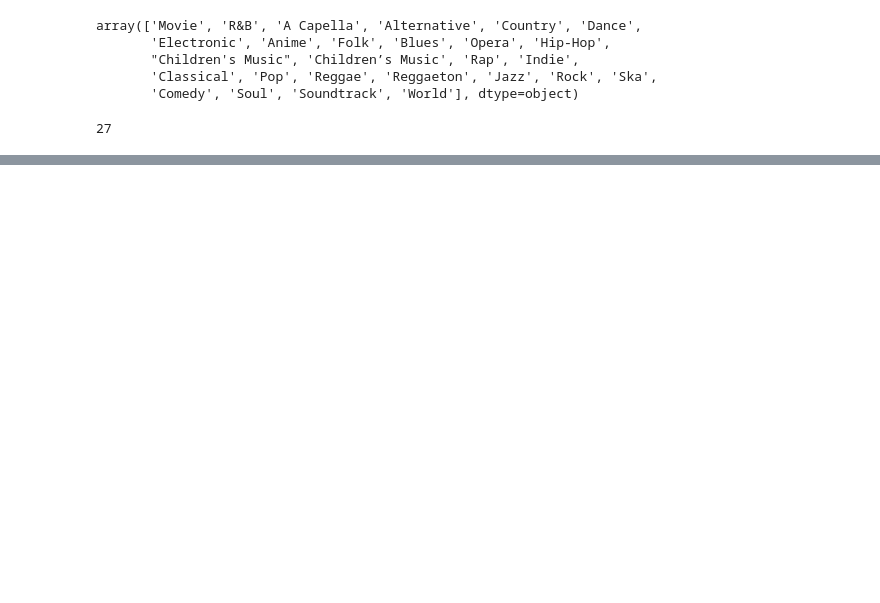
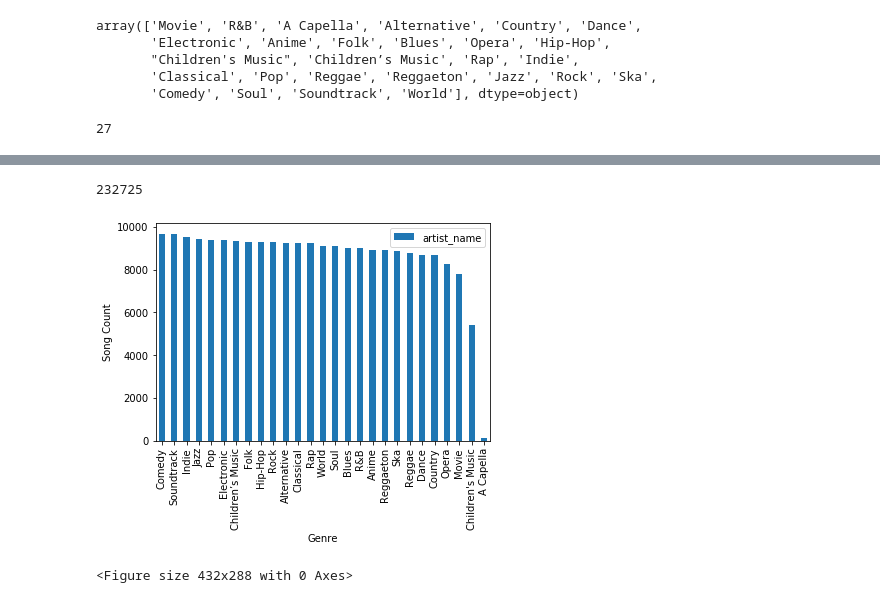
Before and after one commit to zsvorenova/Group_Three, a Jupyter notebook: carol.ipynb, the cells around one changed output, grey strips where cells are left out. Drawn from its saved outputs; the diff is of its cells as text; code cells hidden in the pictures; blank space fills up the shorter version.

```diff
--- a/carol.ipynb
+++ b/carol.ipynb
@@ -55,3 +55,7 @@ array(['Movie', 'R&B', 'A Capella', 'Alternative', 'Country', 'Dance',
 orignal_df['genre'].nunique()
 # %% [output]
 27
+# %%
+group_df = orignal_df.groupby(["genre",]).count()
+group_df = group_df.sort_values(["track_name"], ascending=False)
+group_df
@@ -58,3 +81,20 @@ orignal_df['genre'].nunique()
+# %%
+group_df['artist_name'].sum()
+# %% [output]
+232725
+# %%
+drop_these = ['track_name', 'loudness','track_id', 'popularity', 'acousticness', 'danceability', 'duration_ms', 'energy', 'instrumentalness', 'key', 'liveness', 'mode', 'speechiness', 'tempo', 'time_signature', 'valence']
+genre_song_count = group_df.drop(columns = drop_these)
+genre_song_chart = genre_song_count.plot(kind='bar')
+
+genre_song_chart.set_xlabel('Genre')
+genre_song_chart.set_ylabel("Song Count")
+
+plt.show()
+plt.tight_layout()
+# %% [output]
+[figure, added]
+<Figure size 432x288 with 0 Axes>
 # %%
 #Are there dupicates by artist, genre and track name
 group_df = orignal_df.groupby(["artist_name", "genre", "track_name"]).count()
```
Also changed, not shown: parts of 11 cells of this notebook, 2 other files.
